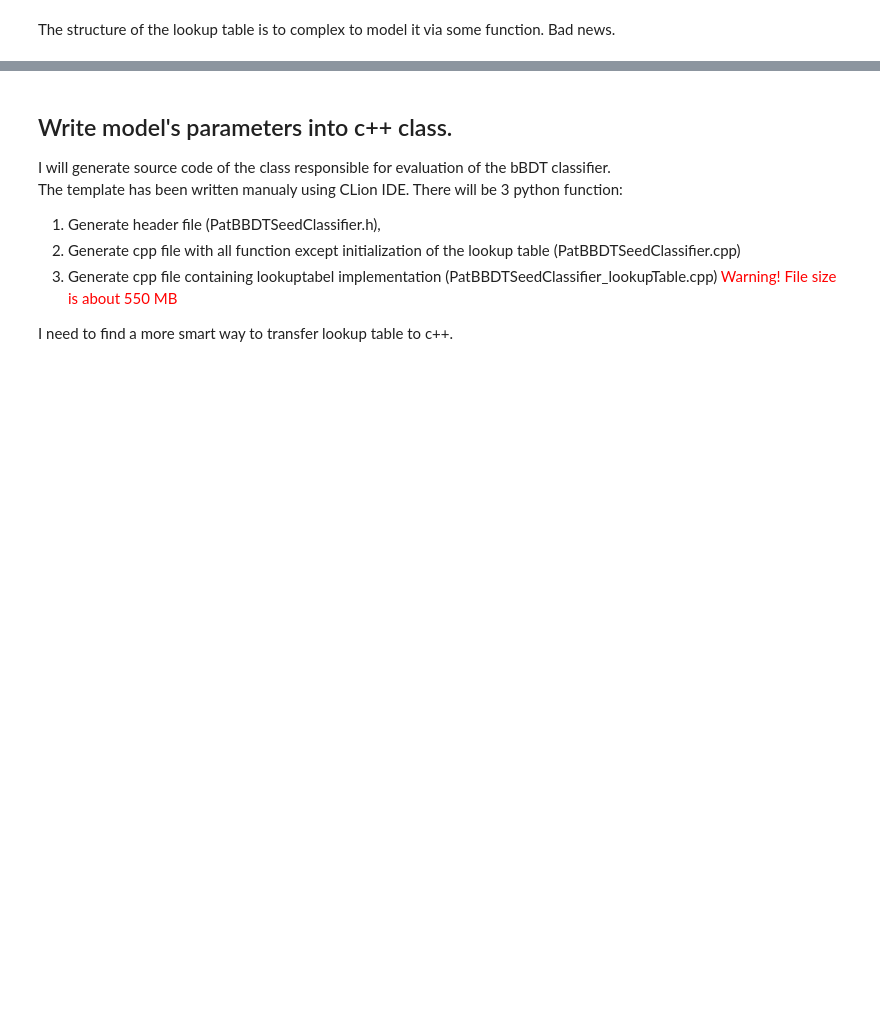
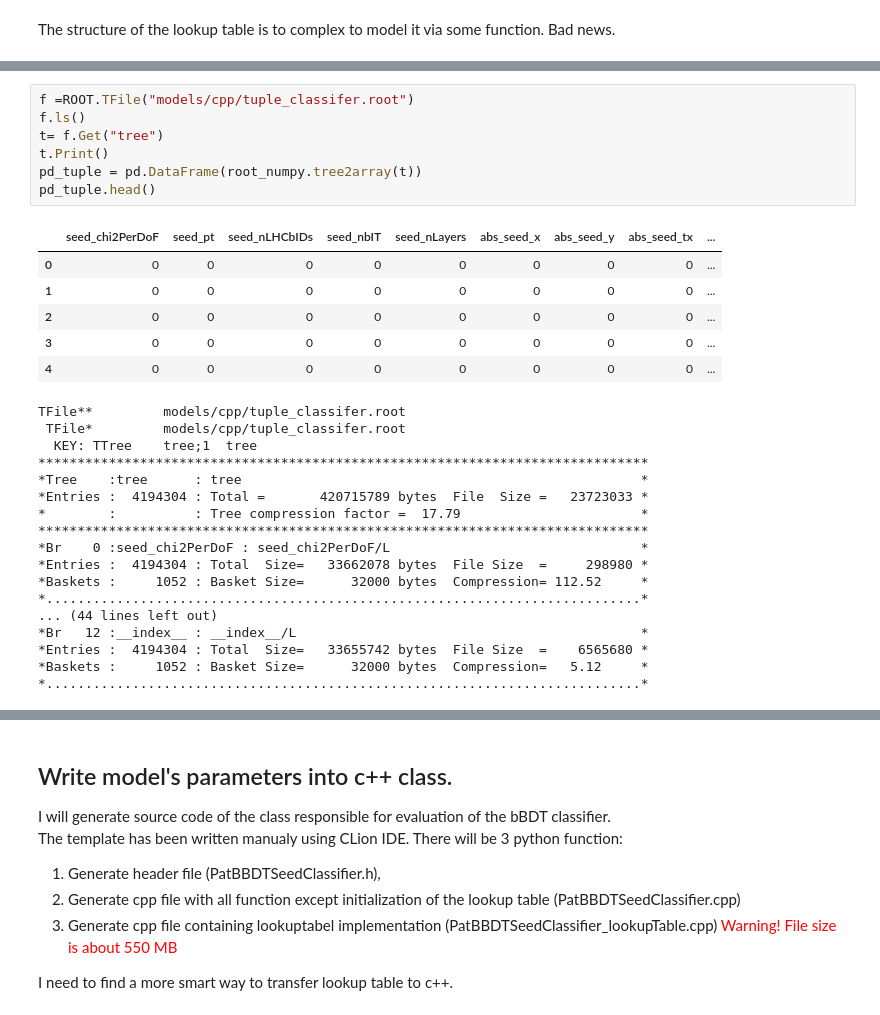
Before and after one commit to adendek/DownstreamTracking, a Jupyter notebook: SeedClassifier/BDT-XGBoost.ipynb, the cells around one changed output, grey strips where cells are left out. Drawn from its saved outputs; the diff is of its cells as text; blank space fills up the shorter version.

```diff
--- a/SeedClassifier/BDT-XGBoost.ipynb
+++ b/SeedClassifier/BDT-XGBoost.ipynb
@@ -797,0 +831,31 @@ The structure of the lookup table is to complex to model it via some function. B
+# %%
+f =ROOT.TFile("models/cpp/tuple_classifer.root")
+f.ls()
+t= f.Get("tree")
+t.Print()
+pd_tuple = pd.DataFrame(root_numpy.tree2array(t))
+pd_tuple.head()
+# %% [output]
+|  | seed_chi2PerDoF | seed_pt | seed_nLHCbIDs | seed_nbIT | seed_nLayers | abs_seed_x | abs_seed_y | abs_seed_tx | ... |
+| 0 | 0 | 0 | 0 | 0 | 0 | 0 | 0 | 0 | ... |
+| 1 | 0 | 0 | 0 | 0 | 0 | 0 | 0 | 0 | ... |
+| 2 | 0 | 0 | 0 | 0 | 0 | 0 | 0 | 0 | ... |
+| 3 | 0 | 0 | 0 | 0 | 0 | 0 | 0 | 0 | ... |
+| 4 | 0 | 0 | 0 | 0 | 0 | 0 | 0 | 0 | ... |
+TFile**         models/cpp/tuple_classifer.root
+ TFile*         models/cpp/tuple_classifer.root
+  KEY: TTree    tree;1  tree
+******************************************************************************
+*Tree    :tree      : tree                                                   *
+*Entries :  4194304 : Total =       420715789 bytes  File  Size =   23723033 *
+*        :          : Tree compression factor =  17.79                       *
+******************************************************************************
+*Br    0 :seed_chi2PerDoF : seed_chi2PerDoF/L                                *
+*Entries :  4194304 : Total  Size=   33662078 bytes  File Size  =     298980 *
+*Baskets :     1052 : Basket Size=      32000 bytes  Compression= 112.52     *
+*............................................................................*
+... (44 lines left out)
+*Br   12 :__index__ : __index__/L                                            *
+*Entries :  4194304 : Total  Size=   33655742 bytes  File Size  =    6565680 *
+*Baskets :     1052 : Basket Size=      32000 bytes  Compression=   5.12     *
+*............................................................................*
```
Also changed, not shown: parts of 20 cells of this notebook.
